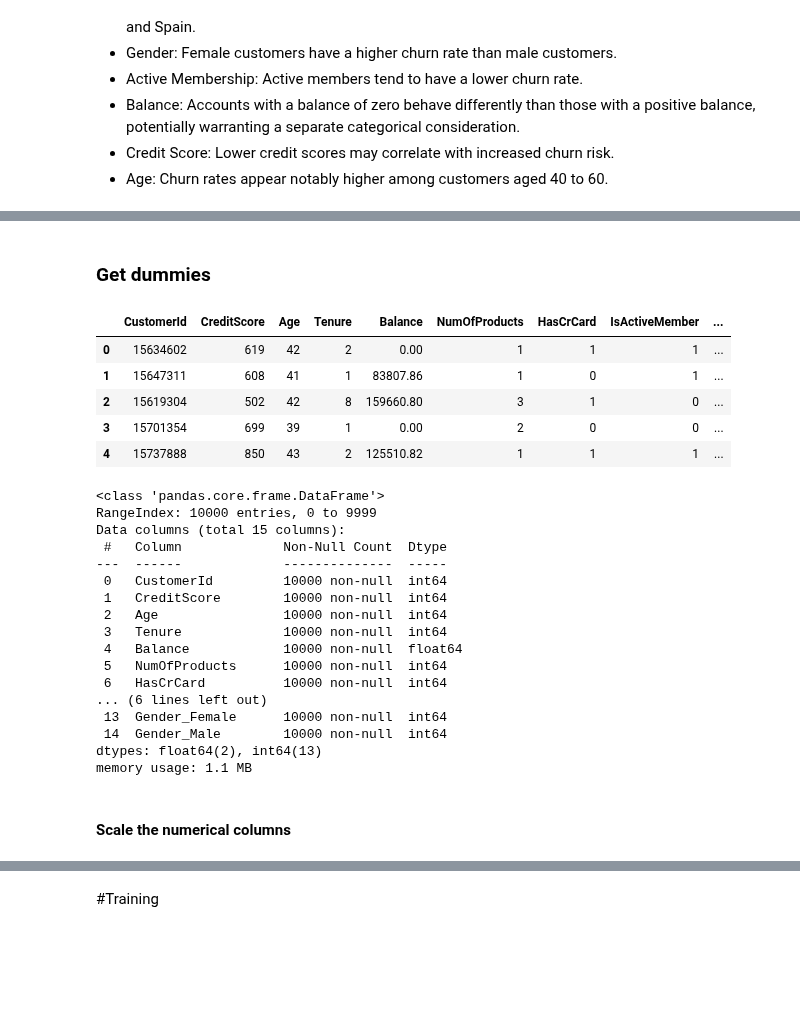
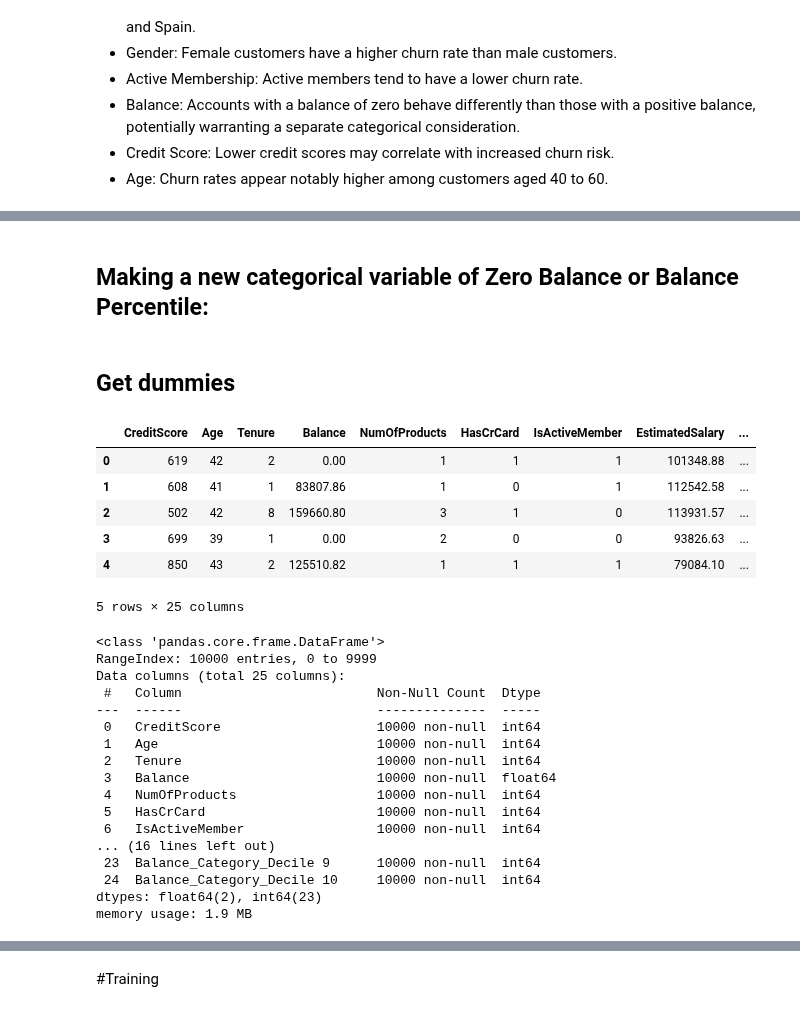
Before and after one commit to manor-s/DS-course-project-4, a Jupyter notebook: Classification_project_Olga_Manor.ipynb, the cells around one changed output, grey strips where cells are left out. Drawn from its saved outputs; the diff is of its cells as text; code cells hidden in the pictures; blank space fills up the shorter version.

```diff
--- a/Classification_project_Olga_Manor.ipynb
+++ b/Classification_project_Olga_Manor.ipynb
@@ -393,4 +393,25 @@ Observations related to churn behavior include:
 # %%
-churn.drop(columns=['Surname'], inplace=True)
+churn.drop(columns=['Surname', 'CustomerId'], inplace=True)
+# %% [markdown]
+## Making a new categorical variable of Zero Balance or Balance Percentile:
+# %%
+# Define minimum and maximum for positive balances
+min_balance = churn.loc[churn['Balance'] > 0, 'Balance'].min()
+max_balance = churn['Balance'].max()
+
+# Calculate evenly spaced cutoffs (10 intervals) from min_balance to max_balance
+cutoffs = np.linspace(min_balance, max_balance, 10)
+
+# Define labels for each decile (10 labels, one for each decile)
+decile_labels = [f'Decile {i+1}' for i in range(10)]
+
+# Assign each balance to the appropriate decile based on these evenly spaced cutoffs
+# Add an additional bin edge (-np.inf) for zero balances
+churn['Balance_Category'] = pd.cut(
+  churn['Balance'],
+  bins=[-np.inf, 0] + list(cutoffs),  # Add zero as a separate category
+  labels=['Zero Balance'] + decile_labels,     # Add "Zero Balance" label
+  include_lowest=True
+)
 # %% [markdown]
-### Get dummies
+## Get dummies
@@ -399,33 +418,32 @@ categorical_variables = [col for col in churn.select_dtypes(include='object').co
 # %%
-dummies = pd.get_dummies(churn, columns=categorical_variables)
+dummies = pd.get_dummies(churn, drop_first=False)
 dummies.head(5)
 # %% [output]
-|  | CustomerId | CreditScore | Age | Tenure | Balance | NumOfProducts | HasCrCard | IsActiveMember | ... |
-| 0 | 15634602 | 619 | 42 | 2 | 0.00 | 1 | 1 | 1 | ... |
-| 1 | 15647311 | 608 | 41 | 1 | 83807.86 | 1 | 0 | 1 | ... |
-| 2 | 15619304 | 502 | 42 | 8 | 159660.80 | 3 | 1 | 0 | ... |
-| 3 | 15701354 | 699 | 39 | 1 | 0.00 | 2 | 0 | 0 | ... |
-| 4 | 15737888 | 850 | 43 | 2 | 125510.82 | 1 | 1 | 1 | ... |
+|  | CreditScore | Age | Tenure | Balance | NumOfProducts | HasCrCard | IsActiveMember | EstimatedSalary | ... |
+| 0 | 619 | 42 | 2 | 0.00 | 1 | 1 | 1 | 101348.88 | ... |
+| 1 | 608 | 41 | 1 | 83807.86 | 1 | 0 | 1 | 112542.58 | ... |
+| 2 | 502 | 42 | 8 | 159660.80 | 3 | 1 | 0 | 113931.57 | ... |
+| 3 | 699 | 39 | 1 | 0.00 | 2 | 0 | 0 | 93826.63 | ... |
+| 4 | 850 | 43 | 2 | 125510.82 | 1 | 1 | 1 | 79084.10 | ... |
+5 rows × 25 columns
 # %%
 dummies[dummies.select_dtypes(['bool']).columns] = dummies.select_dtypes(['bool']).astype(int)
 dummies.info()
 # %% [output]
 <class 'pandas.core.frame.DataFrame'>
 RangeIndex: 10000 entries, 0 to 9999
-Data columns (total 15 columns):
- #   Column             Non-Null Count  Dtype
----  ------             --------------  -----
- 0   CustomerId         10000 non-null  int64
- 1   CreditScore        10000 non-null  int64
- 2   Age                10000 non-null  int64
- 3   Tenure             10000 non-null  int64
- 4   Balance            10000 non-null  float64
- 5   NumOfProducts      10000 non-null  int64
- 6   HasCrCard          10000 non-null  int64
-... (6 lines left out)
- 13  Gender_Female      10000 non-null  int64
- 14  Gender_Male        10000 non-null  int64
-dtypes: float64(2), int64(13)
-memory usage: 1.1 MB
+Data columns (total 25 columns):
+ #   Column                         Non-Null Count  Dtype
+---  ------                         --------------  -----
+ 0   CreditScore                    10000 non-null  int64
+ 1   Age                            10000 non-null  int64
+ 2   Tenure                         10000 non-null  int64
+ 3   Balance                        10000 non-null  float64
+ 4   NumOfProducts                  10000 non-null  int64
+ 5   HasCrCard                      10000 non-null  int64
+ 6   IsActiveMember                 10000 non-null  int64
+... (16 lines left out)
+ 23  Balance_Category_Decile 9      10000 non-null  int64
+ 24  Balance_Category_Decile 10     10000 non-null  int64
+dtypes: float64(2), int64(23)
+memory usage: 1.9 MB
-# %% [markdown]
-#### Scale the numerical columns
```
Also changed, not shown: parts of 55 cells of this notebook.
